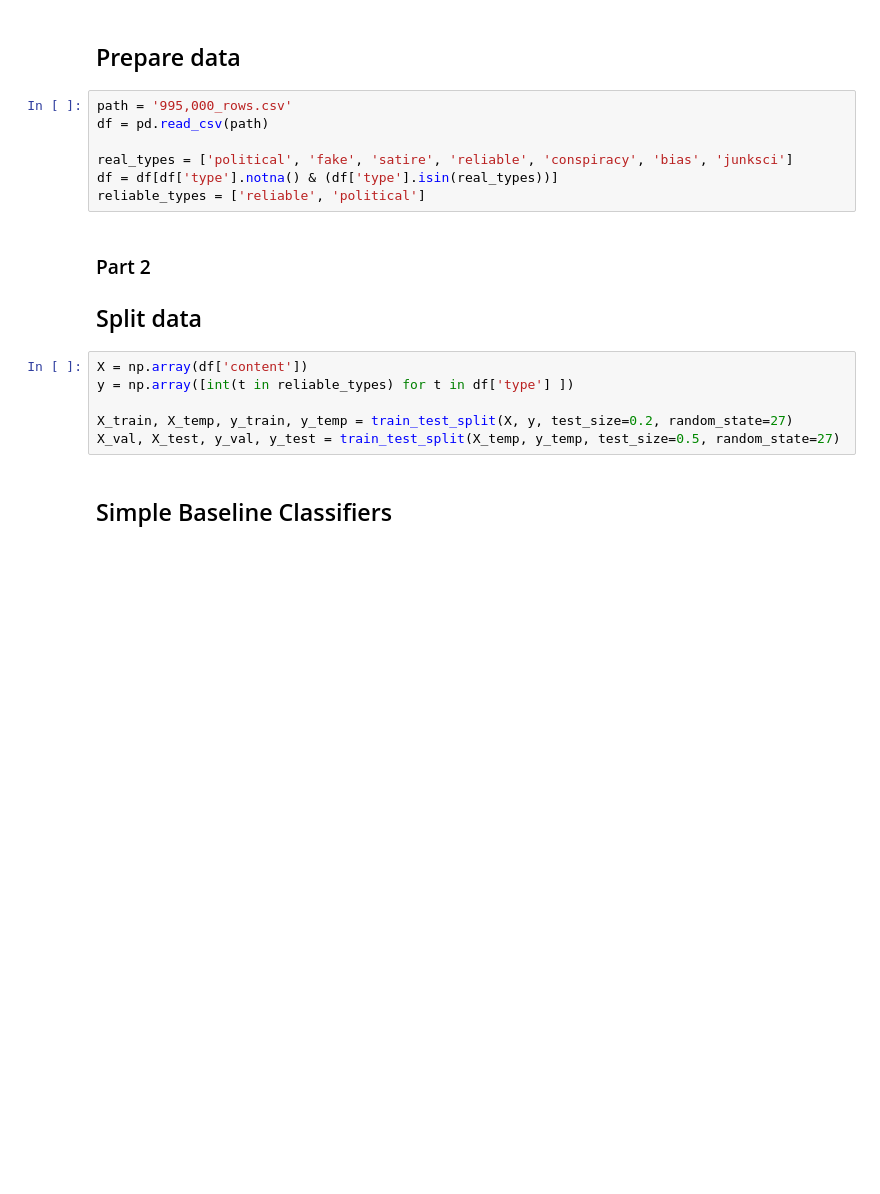
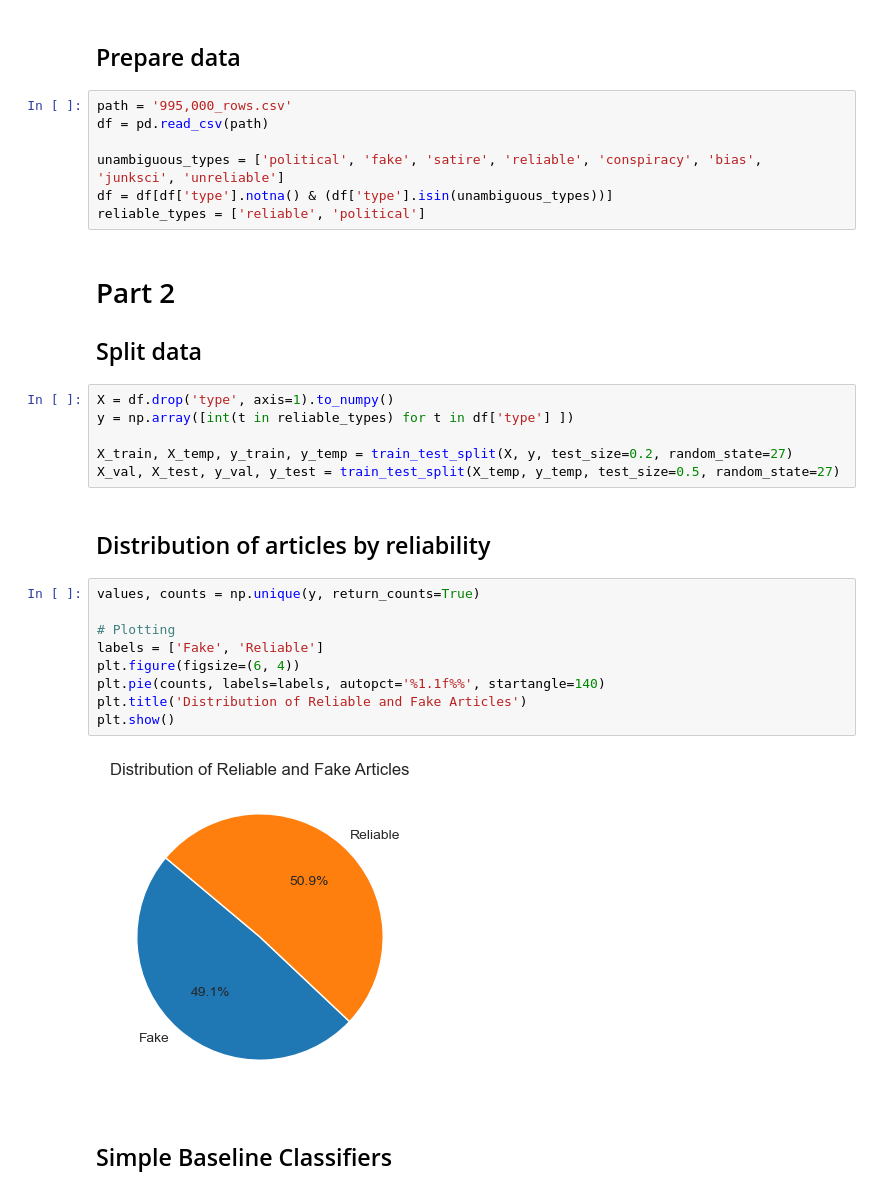
Before and after one commit to YannickBrot/Group-Fake-News-Project, a Jupyter notebook: newproject.ipynb, the cells around one changed output. Saved outputs shown, nothing was run; the diff lists cells and outputs as text; blank space fills up the shorter version.

```diff
--- a/newproject.ipynb
+++ b/newproject.ipynb
@@ -13,18 +15,31 @@ from sklearn.metrics import accuracy_score, f1_score
 path = '995,000_rows.csv'
 df = pd.read_csv(path)
 
-real_types = ['political', 'fake', 'satire', 'reliable', 'conspiracy', 'bias', 'junksci']
-df = df[df['type'].notna() & (df['type'].isin(real_types))]
+unambiguous_types = ['political', 'fake', 'satire', 'reliable', 'conspiracy', 'bias', 'junksci', 'unreliable']
+df = df[df['type'].notna() & (df['type'].isin(unambiguous_types))]
 reliable_types = ['reliable', 'political']
 # %% [markdown]
-### Part 2
+# Part 2
 ## Split data
 # %%
-X = np.array(df['content'])
+X = df.drop('type', axis=1).to_numpy()
 y = np.array([int(t in reliable_types) for t in df['type'] ])
 
 X_train, X_temp, y_train, y_temp = train_test_split(X, y, test_size=0.2, random_state=27)
 X_val, X_test, y_val, y_test = train_test_split(X_temp, y_temp, test_size=0.5, random_state=27)
+# %% [markdown]
+## Distribution of articles by reliability
+# %%
+values, counts = np.unique(y, return_counts=True)
+
+# Plotting
+labels = ['Fake', 'Reliable']
+plt.figure(figsize=(6, 4))
+plt.pie(counts, labels=labels, autopct='%1.1f%%', startangle=140)
+plt.title('Distribution of Reliable and Fake Articles')
+plt.show()
+# %% [output]
+[figure, added]
 # %% [markdown]
 ## Simple Baseline Classifiers
 # %% [markdown]
```
Also changed, not shown: parts of 28 cells of this notebook, 1 other file.
